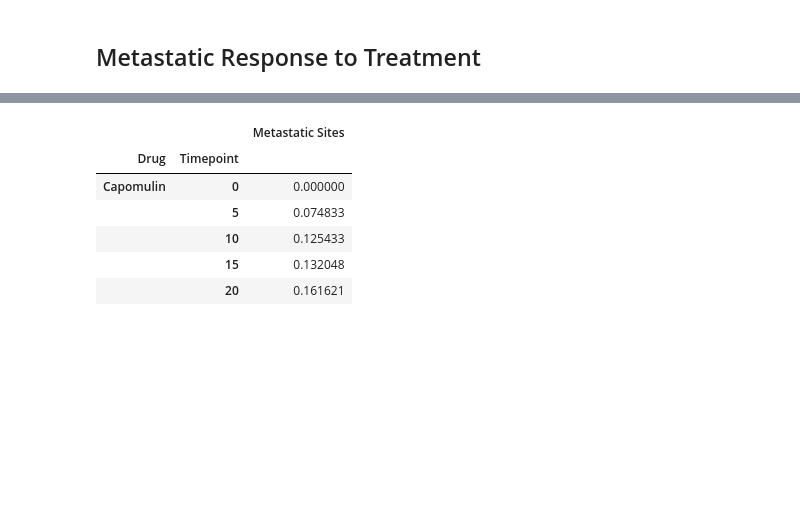
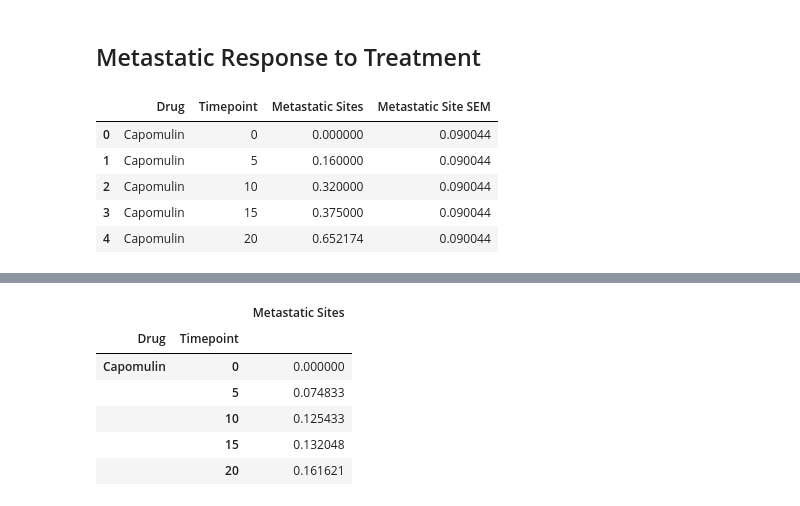
Before and after one commit to denntim/matplot, a Jupyter notebook: Pymaceuticals/matplotHomework.ipynb, the cells around one changed output, grey strips where cells are left out. Saved outputs shown, nothing was run; the diff lists cells and outputs as text; code cells hidden in the pictures; blank space fills up the shorter version.

```diff
--- a/Pymaceuticals/matplotHomework.ipynb
+++ b/Pymaceuticals/matplotHomework.ipynb
@@ -150,3 +159,22 @@ plt.show()
 [figure]
 # %% [markdown]
 ## Metastatic Response to Treatment
+# %%
+# Store the Mean Met. Site Data Grouped by Drug and Timepoint
+metastatic_response_df = drug_trial_data[['Drug', 'Timepoint', 'Metastatic Sites']]
+
+metastatic_response_df = pd.DataFrame(metastatic_response_df.groupby(['Drug', 'Timepoint'])['Metastatic Sites'].mean())
+
+# Convert to DataFrame
+metastatic_response_df["Metastatic Site SEM"] = metastatic_response_df['Metastatic Sites'].sem()
+metastatic_response_df.reset_index(inplace = True)
+
+# Preview DataFrame
+metastatic_response_df.head()
+# %% [output]
+|  | Drug | Timepoint | Metastatic Sites | Metastatic Site SEM |
+| 0 | Capomulin | 0 | 0.000000 | 0.090044 |
+| 1 | Capomulin | 5 | 0.160000 | 0.090044 |
+| 2 | Capomulin | 10 | 0.320000 | 0.090044 |
+| 3 | Capomulin | 15 | 0.375000 | 0.090044 |
+| 4 | Capomulin | 20 | 0.652174 | 0.090044 |
```
Also changed, not shown: parts of 5 cells of this notebook.
